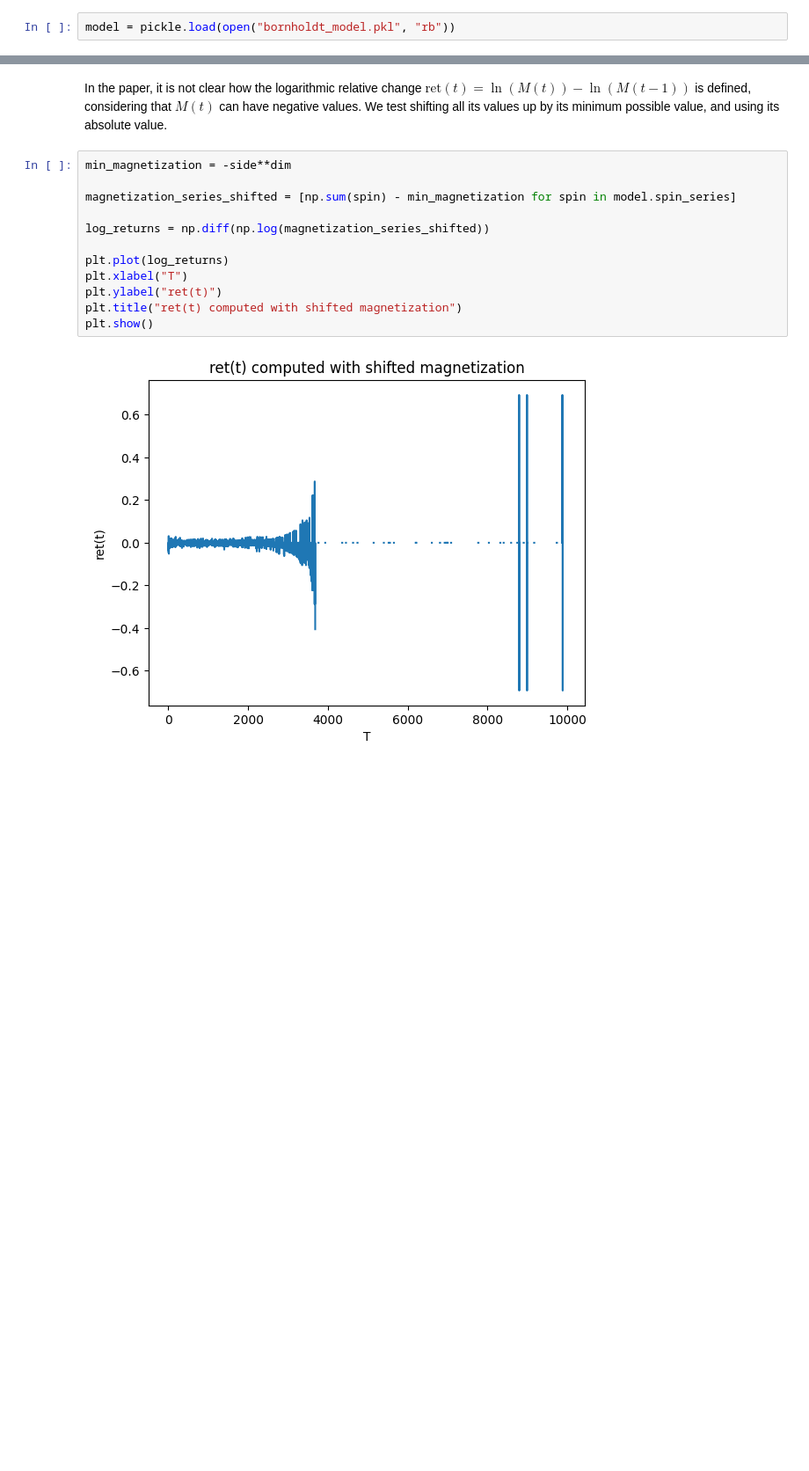
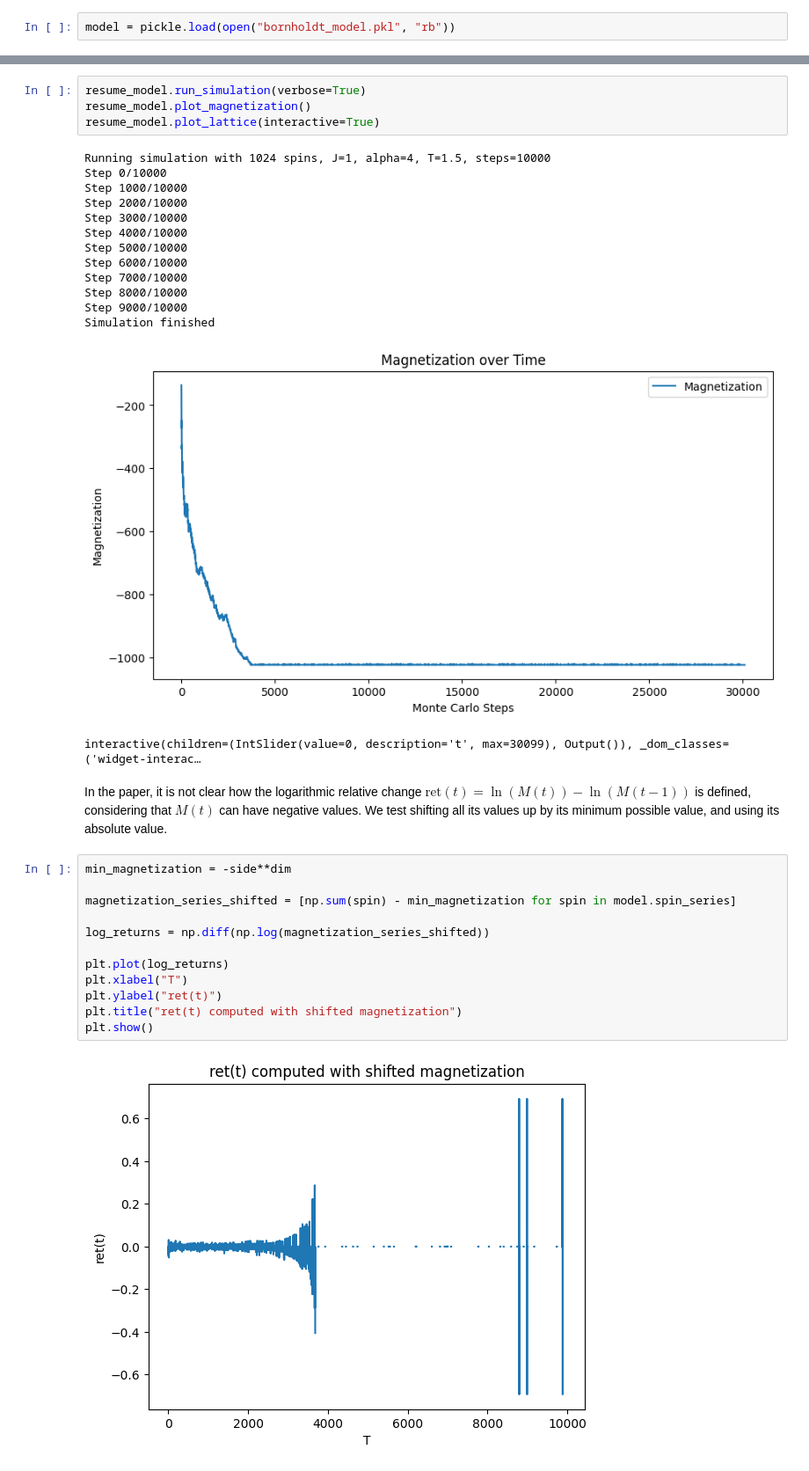
Before and after one commit to eghirardo/ising-markets, a Jupyter notebook: Code/Bornholdt.ipynb, the cells around one changed output, grey strips where cells are left out. Shown at 88% size. Drawn from its saved outputs; the diff is of its cells as text; blank space fills up the shorter version.

```diff
--- a/Code/Bornholdt.ipynb
+++ b/Code/Bornholdt.ipynb
@@ -67,3 +69,22 @@ interactive(children=(IntSlider(value=0, description='t', max=999), Output()), _
+# %%
+resume_model.run_simulation(verbose=True)
+resume_model.plot_magnetization()
+resume_model.plot_lattice(interactive=True)
+# %% [output]
+Running simulation with 1024 spins, J=1, alpha=4, T=1.5, steps=10000
+Step 0/10000
+Step 1000/10000
+Step 2000/10000
+Step 3000/10000
+Step 4000/10000
+Step 5000/10000
+Step 6000/10000
+Step 7000/10000
+Step 8000/10000
+Step 9000/10000
+Simulation finished
+[figure, added]
+interactive(children=(IntSlider(value=0, description='t', max=30099), Output()), _dom_classes=('widget-interac…
 # %% [markdown]
 In the paper, it is not clear how the logarithmic relative change $\text{ret}(t)=\ln(M(t))-\ln(M(t-1))$ is defined, considering that $M(t)$ can have negative values. We test shifting all its values up by its minimum possible value, and using its absolute value.
 # %%
```
Also changed, not shown: parts of 3 cells of this notebook, 2 other files.
